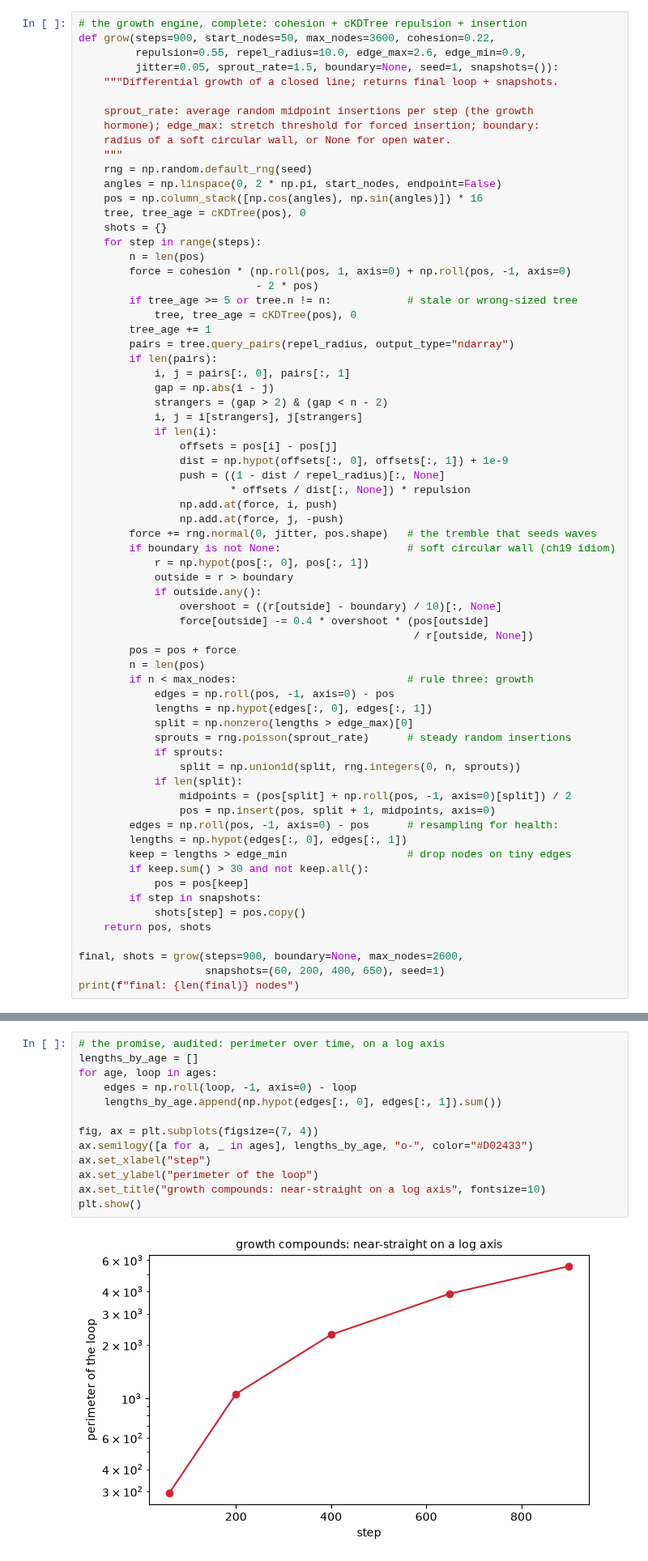
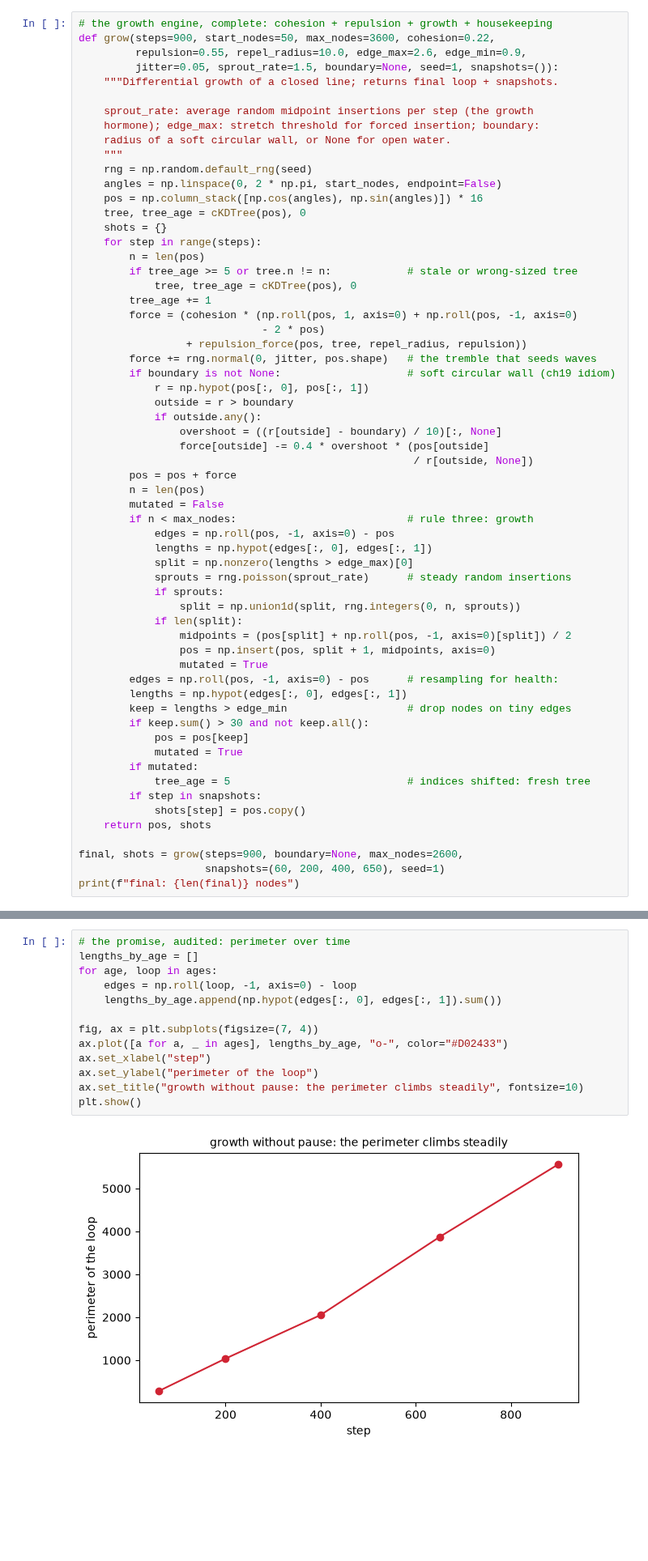
Before and after one commit to xysLong/agap, a Jupyter notebook: notebooks/22-differential-growth.ipynb, the cells around one changed output, grey strips where cells are left out. Shown at 81% size. Drawn from its saved outputs; the diff is of its cells as text; blank space fills up the shorter version.

```diff
--- a/notebooks/22-differential-growth.ipynb
+++ b/notebooks/22-differential-growth.ipynb
@@ -117,5 +135,5 @@ The fast version replaces the all-pairs table with chapter 15's `cKDTree`, which
 # %%
-# the growth engine, complete: cohesion + cKDTree repulsion + insertion
+# the growth engine, complete: cohesion + repulsion + growth + housekeeping
 def grow(steps=900, start_nodes=50, max_nodes=3600, cohesion=0.22,
          repulsion=0.55, repel_radius=10.0, edge_max=2.6, edge_min=0.9,
          jitter=0.05, sprout_rate=1.5, boundary=None, seed=1, snapshots=()):
@@ -132,24 +150,12 @@ def grow(steps=900, start_nodes=50, max_nodes=3600, cohesion=0.22,
     shots = {}
     for step in range(steps):
         n = len(pos)
-        force = cohesion * (np.roll(pos, 1, axis=0) + np.roll(pos, -1, axis=0)
-                            - 2 * pos)
         if tree_age >= 5 or tree.n != n:            # stale or wrong-sized tree
             tree, tree_age = cKDTree(pos), 0
         tree_age += 1
-        pairs = tree.query_pairs(repel_radius, output_type="ndarray")
-        if len(pairs):
-            i, j = pairs[:, 0], pairs[:, 1]
-            gap = np.abs(i - j)
-            strangers = (gap > 2) & (gap < n - 2)
-            i, j = i[strangers], j[strangers]
-            if len(i):
-                offsets = pos[i] - pos[j]
-                dist = np.hypot(offsets[:, 0], offsets[:, 1]) + 1e-9
-                push = ((1 - dist / repel_radius)[:, None]
-                        * offsets / dist[:, None]) * repulsion
-                np.add.at(force, i, push)
-                np.add.at(force, j, -push)
+        force = (cohesion * (np.roll(pos, 1, axis=0) + np.roll(pos, -1, axis=0)
+                             - 2 * pos)
+                 + repulsion_force(pos, tree, repel_radius, repulsion))
         force += rng.normal(0, jitter, pos.shape)   # the tremble that seeds waves
         if boundary is not None:                    # soft circular wall (ch19 idiom)
             r = np.hypot(pos[:, 0], pos[:, 1])
@@ -160,6 +166,7 @@ def grow(steps=900, start_nodes=50, max_nodes=3600, cohesion=0.22,
                                                      / r[outside, None])
         pos = pos + force
         n = len(pos)
+        mutated = False
         if n < max_nodes:                           # rule three: growth
             edges = np.roll(pos, -1, axis=0) - pos
             lengths = np.hypot(edges[:, 0], edges[:, 1])
@@ -170,11 +177,15 @@ def grow(steps=900, start_nodes=50, max_nodes=3600, cohesion=0.22,
             if len(split):
                 midpoints = (pos[split] + np.roll(pos, -1, axis=0)[split]) / 2
                 pos = np.insert(pos, split + 1, midpoints, axis=0)
+                mutated = True
         edges = np.roll(pos, -1, axis=0) - pos      # resampling for health:
         lengths = np.hypot(edges[:, 0], edges[:, 1])
         keep = lengths > edge_min                   # drop nodes on tiny edges
         if keep.sum() > 30 and not keep.all():
             pos = pos[keep]
+            mutated = True
+        if mutated:
+            tree_age = 5                            # indices shifted: fresh tree
         if step in snapshots:
             shots[step] = pos.copy()
     return pos, shots
@@ -206,18 +217,18 @@ The inevitability argument made one measurable promise: perimeter should multipl
 # %%
-# the promise, audited: perimeter over time, on a log axis
+# the promise, audited: perimeter over time
 lengths_by_age = []
 for age, loop in ages:
     edges = np.roll(loop, -1, axis=0) - loop
     lengths_by_age.append(np.hypot(edges[:, 0], edges[:, 1]).sum())
 
 fig, ax = plt.subplots(figsize=(7, 4))
-ax.semilogy([a for a, _ in ages], lengths_by_age, "o-", color="#D02433")
+ax.plot([a for a, _ in ages], lengths_by_age, "o-", color="#D02433")
 ax.set_xlabel("step")
 ax.set_ylabel("perimeter of the loop")
-ax.set_title("growth compounds: near-straight on a log axis", fontsize=10)
+ax.set_title("growth without pause: the perimeter climbs steadily", fontsize=10)
 plt.show()
 # %% [output]
-[figure, old version]
+[figure, new version]
 # %% [markdown]
 ## Two dials, three species
 
```
Also changed, not shown: parts of 15 cells of this notebook, 13 other files.
